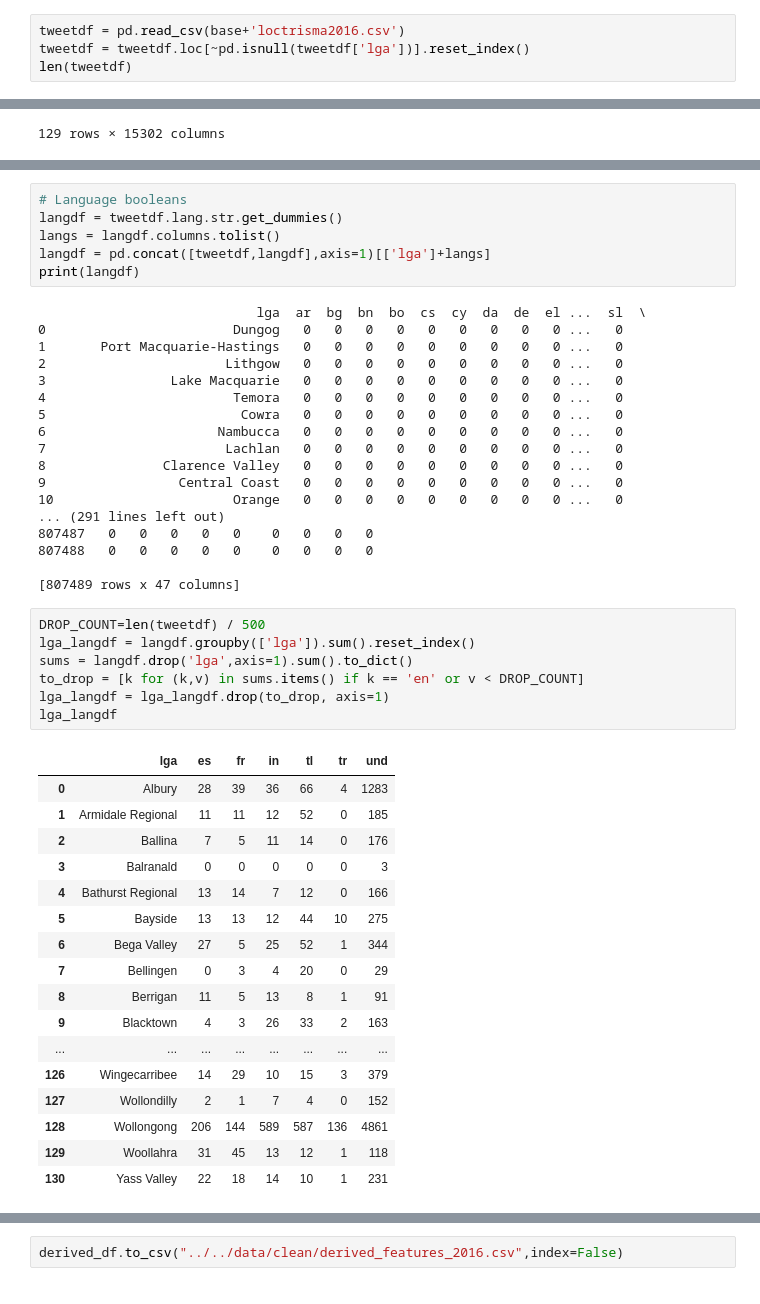
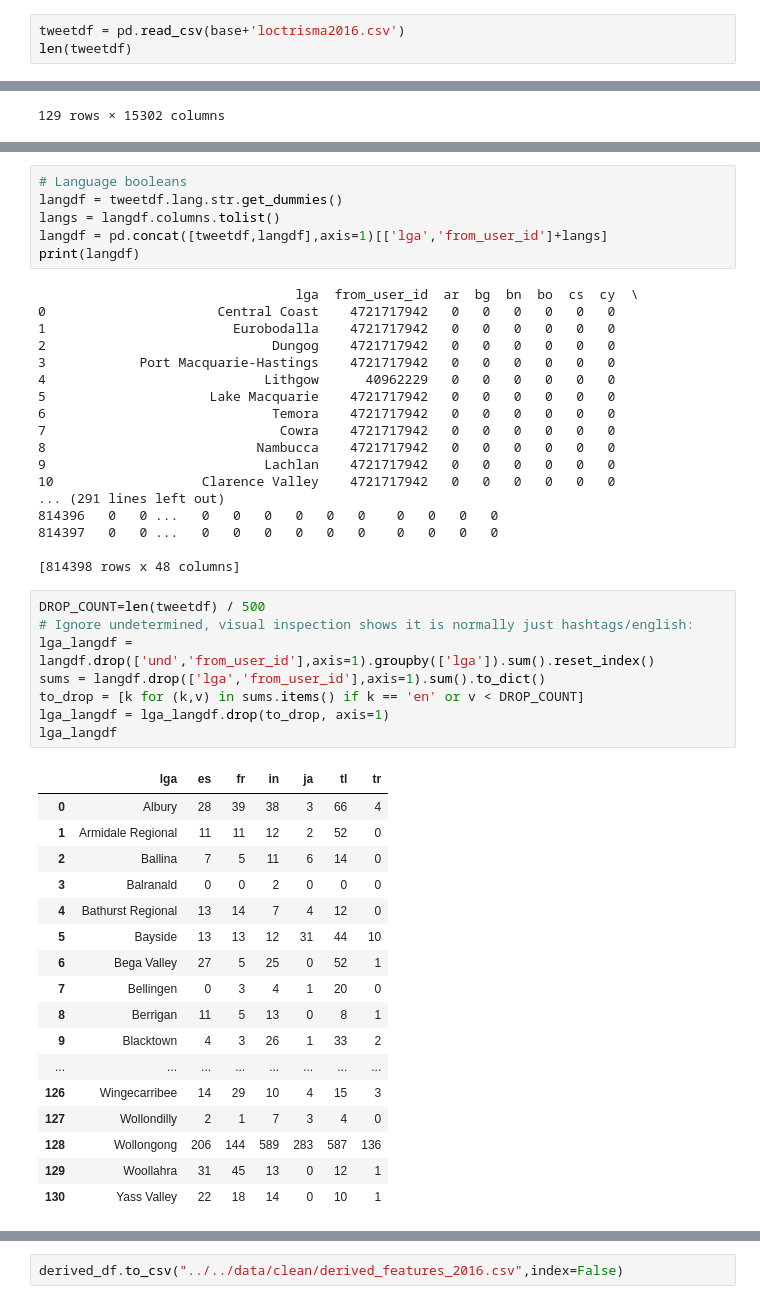
Before and after one commit to desultir/capstone, a Jupyter notebook: notebooks/rn/tweet_derived_features_2016_data.ipynb, the cells around one changed output, grey strips where cells are left out. Saved outputs shown, nothing was run; the diff lists cells and outputs as text.

```diff
--- a/notebooks/rn/tweet_derived_features_2016_data.ipynb
+++ b/notebooks/rn/tweet_derived_features_2016_data.ipynb
@@ -18,6 +19,5 @@ base = "../../data/clean/"
 pd.set_option('display.max_rows', 150)
 # %%
 tweetdf = pd.read_csv(base+'loctrisma2016.csv')
-tweetdf = tweetdf.loc[~pd.isnull(tweetdf['lga'])].reset_index()
 len(tweetdf)
 # %% [output]
@@ -147,49 +137,50 @@ derived_df
 # Language booleans
 langdf = tweetdf.lang.str.get_dummies()
 langs = langdf.columns.tolist()
-langdf = pd.concat([tweetdf,langdf],axis=1)[['lga']+langs]
+langdf = pd.concat([tweetdf,langdf],axis=1)[['lga','from_user_id']+langs]
 print(langdf)
 # %% [output]
-                            lga  ar  bg  bn  bo  cs  cy  da  de  el ...  sl  \
-0                        Dungog   0   0   0   0   0   0   0   0   0 ...   0
-1       Port Macquarie-Hastings   0   0   0   0   0   0   0   0   0 ...   0
-2                       Lithgow   0   0   0   0   0   0   0   0   0 ...   0
-3                Lake Macquarie   0   0   0   0   0   0   0   0   0 ...   0
-4                        Temora   0   0   0   0   0   0   0   0   0 ...   0
-5                         Cowra   0   0   0   0   0   0   0   0   0 ...   0
-6                      Nambucca   0   0   0   0   0   0   0   0   0 ...   0
-7                       Lachlan   0   0   0   0   0   0   0   0   0 ...   0
-8               Clarence Valley   0   0   0   0   0   0   0   0   0 ...   0
-9                 Central Coast   0   0   0   0   0   0   0   0   0 ...   0
-10                       Orange   0   0   0   0   0   0   0   0   0 ...   0
+                                 lga  from_user_id  ar  bg  bn  bo  cs  cy  \
+0                      Central Coast    4721717942   0   0   0   0   0   0
+1                        Eurobodalla    4721717942   0   0   0   0   0   0
+2                             Dungog    4721717942   0   0   0   0   0   0
+3            Port Macquarie-Hastings    4721717942   0   0   0   0   0   0
+4                            Lithgow      40962229   0   0   0   0   0   0
+5                     Lake Macquarie    4721717942   0   0   0   0   0   0
+6                             Temora    4721717942   0   0   0   0   0   0
+7                              Cowra    4721717942   0   0   0   0   0   0
+8                           Nambucca    4721717942   0   0   0   0   0   0
+9                            Lachlan    4721717942   0   0   0   0   0   0
+10                   Clarence Valley    4721717942   0   0   0   0   0   0
 ... (291 lines left out)
-807487   0   0   0   0   0    0   0   0   0
-807488   0   0   0   0   0    0   0   0   0
+814396   0   0 ...   0   0   0   0   0   0    0   0   0   0
+814397   0   0 ...   0   0   0   0   0   0    0   0   0   0
 
-[807489 rows x 47 columns]
+[814398 rows x 48 columns]
 # %%
 DROP_COUNT=len(tweetdf) / 500
-lga_langdf = langdf.groupby(['lga']).sum().reset_index()
-sums = langdf.drop('lga',axis=1).sum().to_dict()
+# Ignore undetermined, visual inspection shows it is normally just hashtags/english:
+lga_langdf = langdf.drop(['und','from_user_id'],axis=1).groupby(['lga']).sum().reset_index()
+sums = langdf.drop(['lga','from_user_id'],axis=1).sum().to_dict()
 to_drop = [k for (k,v) in sums.items() if k == 'en' or v < DROP_COUNT]
 lga_langdf = lga_langdf.drop(to_drop, axis=1)
 lga_langdf
 # %% [output]
-|  | lga | es | fr | in | tl | tr | und |
-| 0 | Albury | 28 | 39 | 36 | 66 | 4 | 1283 |
-| 1 | Armidale Regional | 11 | 11 | 12 | 52 | 0 | 185 |
-| 2 | Ballina | 7 | 5 | 11 | 14 | 0 | 176 |
-| 3 | Balranald | 0 | 0 | 0 | 0 | 0 | 3 |
-| 4 | Bathurst Regional | 13 | 14 | 7 | 12 | 0 | 166 |
-| 5 | Bayside | 13 | 13 | 12 | 44 | 10 | 275 |
-| 6 | Bega Valley | 27 | 5 | 25 | 52 | 1 | 344 |
-| 7 | Bellingen | 0 | 3 | 4 | 20 | 0 | 29 |
-| 8 | Berrigan | 11 | 5 | 13 | 8 | 1 | 91 |
-| 9 | Blacktown | 4 | 3 | 26 | 33 | 2 | 163 |
+|  | lga | es | fr | in | ja | tl | tr |
+| 0 | Albury | 28 | 39 | 38 | 3 | 66 | 4 |
+| 1 | Armidale Regional | 11 | 11 | 12 | 2 | 52 | 0 |
+| 2 | Ballina | 7 | 5 | 11 | 6 | 14 | 0 |
+| 3 | Balranald | 0 | 0 | 2 | 0 | 0 | 0 |
+| 4 | Bathurst Regional | 13 | 14 | 7 | 4 | 12 | 0 |
+| 5 | Bayside | 13 | 13 | 12 | 31 | 44 | 10 |
+| 6 | Bega Valley | 27 | 5 | 25 | 0 | 52 | 1 |
+| 7 | Bellingen | 0 | 3 | 4 | 1 | 20 | 0 |
+| 8 | Berrigan | 11 | 5 | 13 | 0 | 8 | 1 |
+| 9 | Blacktown | 4 | 3 | 26 | 1 | 33 | 2 |
 | ... | ... | ... | ... | ... | ... | ... | ... |
-| 126 | Wingecarribee | 14 | 29 | 10 | 15 | 3 | 379 |
-| 127 | Wollondilly | 2 | 1 | 7 | 4 | 0 | 152 |
-| 128 | Wollongong | 206 | 144 | 589 | 587 | 136 | 4861 |
-| 129 | Woollahra | 31 | 45 | 13 | 12 | 1 | 118 |
-| 130 | Yass Valley | 22 | 18 | 14 | 10 | 1 | 231 |
+| 126 | Wingecarribee | 14 | 29 | 10 | 4 | 15 | 3 |
+| 127 | Wollondilly | 2 | 1 | 7 | 3 | 4 | 0 |
+| 128 | Wollongong | 206 | 144 | 589 | 283 | 587 | 136 |
+| 129 | Woollahra | 31 | 45 | 13 | 0 | 12 | 1 |
+| 130 | Yass Valley | 22 | 18 | 14 | 0 | 10 | 1 |
 # %% [markdown]
```
Also changed, not shown: parts of 24 cells of this notebook, 4 other files.
